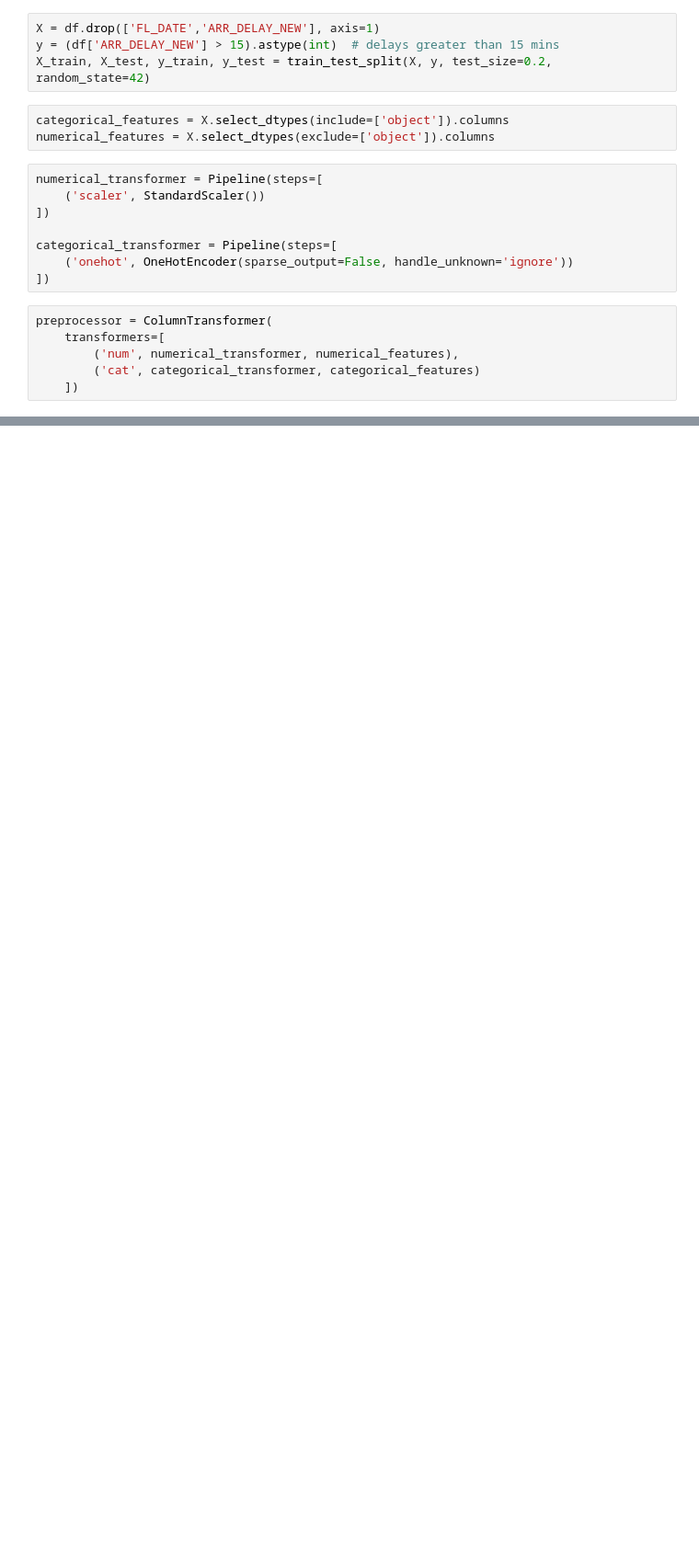
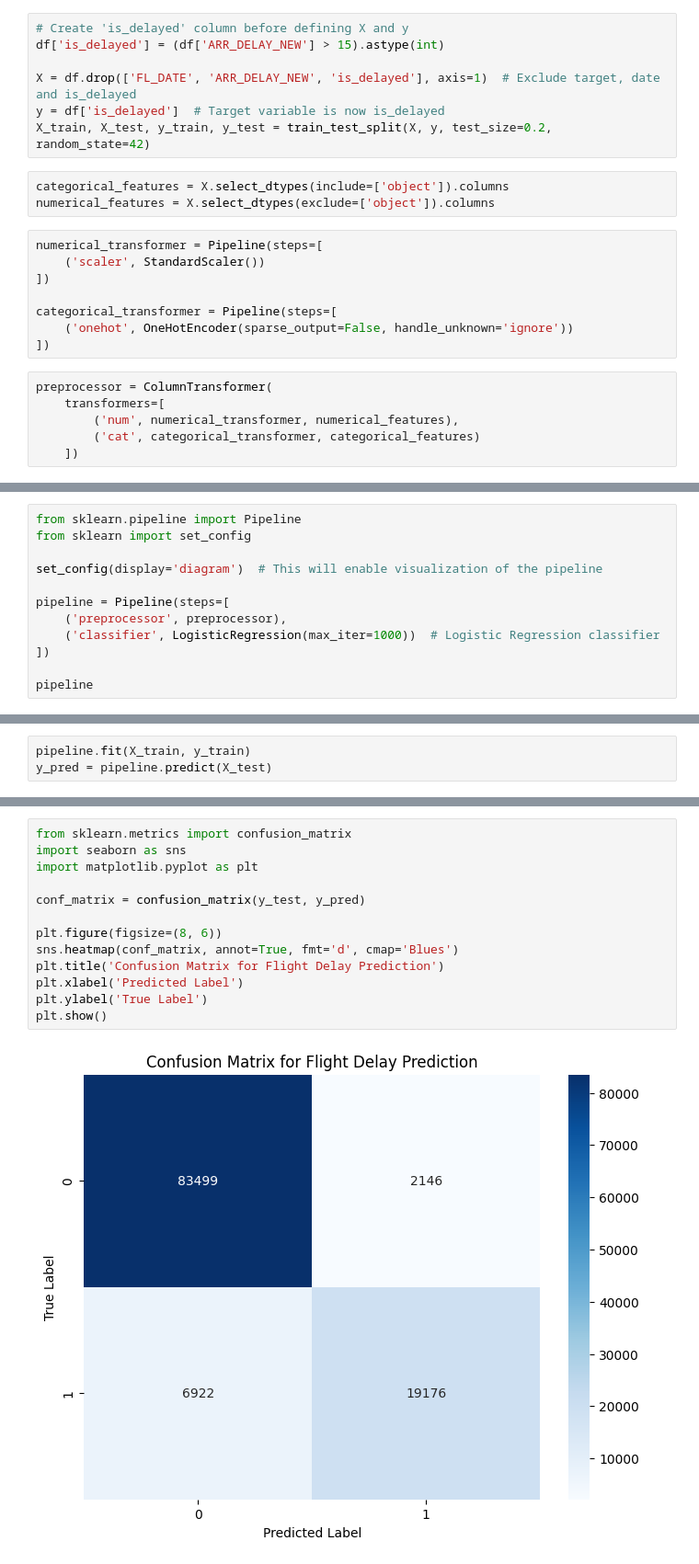
Before and after one commit to annawang021/flight_delays, a Jupyter notebook: binaryClass.ipynb, the cells around one changed output, grey strips where cells are left out. Shown at 92% size. Saved outputs shown, nothing was run; the diff lists cells and outputs as text; blank space fills up the shorter version.

Commit message:
binary classifier using logistic regression

```diff
--- a/binaryClass.ipynb
+++ b/binaryClass.ipynb
@@ -22,8 +29,11 @@ from sklearn.linear_model import LogisticRegression
 from sklearn.pipeline import Pipeline
 from sklearn.metrics import accuracy_score, classification_report
 # %%
-X = df.drop(['FL_DATE','ARR_DELAY_NEW'], axis=1)
-y = (df['ARR_DELAY_NEW'] > 15).astype(int)  # delays greater than 15 mins
+# Create 'is_delayed' column before defining X and y
+df['is_delayed'] = (df['ARR_DELAY_NEW'] > 15).astype(int)
+
+X = df.drop(['FL_DATE', 'ARR_DELAY_NEW', 'is_delayed'], axis=1)  # Exclude target, date and is_delayed
+y = df['is_delayed']  # Target variable is now is_delayed
 X_train, X_test, y_train, y_test = train_test_split(X, y, test_size=0.2, random_state=42)
 # %%
 categorical_features = X.select_dtypes(include=['object']).columns
@@ -49,0 +55,12 @@ model = Pipeline(steps=[
+# %%
+from sklearn.pipeline import Pipeline
+from sklearn import set_config
+
+set_config(display='diagram')  # This will enable visualization of the pipeline
+
+pipeline = Pipeline(steps=[
+    ('preprocessor', preprocessor),
+    ('classifier', LogisticRegression(max_iter=1000))  # Logistic Regression classifier
+])
+
+pipeline
@@ -49,0 +81,3 @@ model = Pipeline(steps=[
+# %%
+pipeline.fit(X_train, y_train)
+y_pred = pipeline.predict(X_test)
@@ -49,0 +106,15 @@ model = Pipeline(steps=[
+# %%
+from sklearn.metrics import confusion_matrix
+import seaborn as sns
+import matplotlib.pyplot as plt
+
+conf_matrix = confusion_matrix(y_test, y_pred)
+
+plt.figure(figsize=(8, 6))
+sns.heatmap(conf_matrix, annot=True, fmt='d', cmap='Blues')
+plt.title('Confusion Matrix for Flight Delay Prediction')
+plt.xlabel('Predicted Label')
+plt.ylabel('True Label')
+plt.show()
+# %% [output]
+[figure, added]
```
Also changed, not shown: parts of 7 cells of this notebook.
